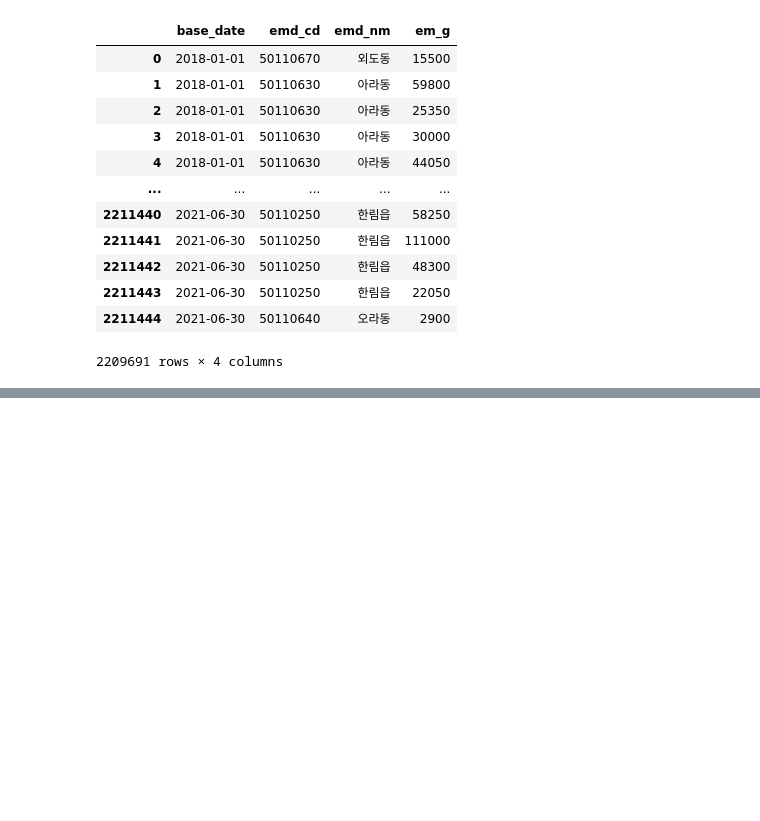
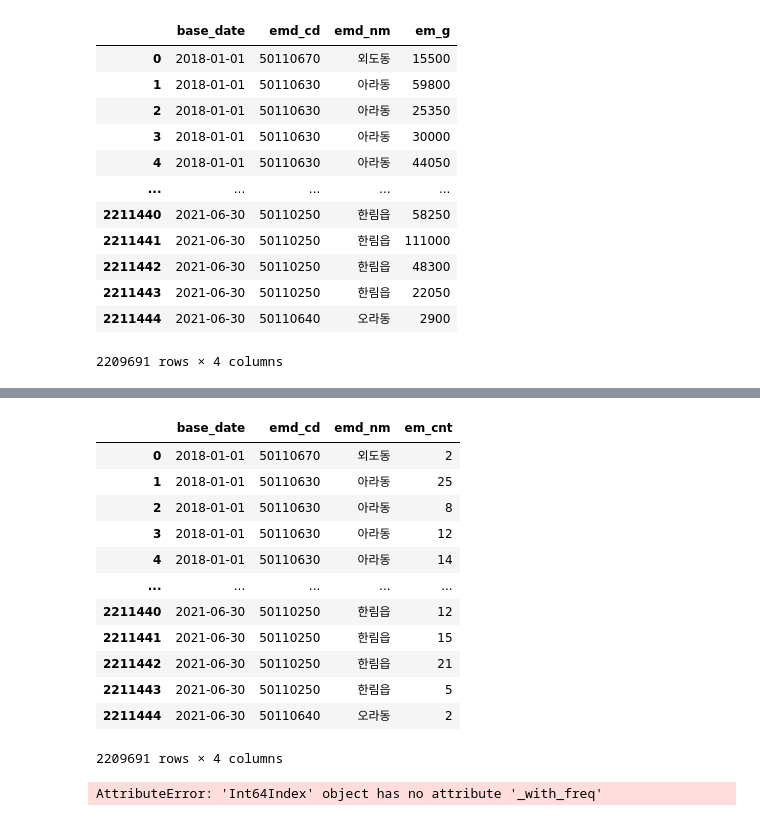
Before and after one commit to CUAI-CAU/BigContest_ECOtamra, a Jupyter notebook: data1_preprocessing.ipynb, the cells around one changed output, grey strips where cells are left out. Cells and saved outputs as stored; diff of their text form; code cells hidden in the pictures; blank space fills up the shorter version.

```diff
--- a/data1_preprocessing.ipynb
+++ b/data1_preprocessing.ipynb
@@ -99,0 +110,27 @@ monthly_output(50110670)
+# %%
+# 각 열을 하나의 type으로 통일
+
+# 날짜데이터 datetime으로 변환
+data1_pre2['base_date'] = pd.to_datetime(data1_pre2['base_date'], format="%Y-%m-%d")
+# "알수없음" 삭제
+idx = data1_pre2[data1_pre2['emd_cd'] == "알수없음"].index
+data1_pre2 = data1_pre2.drop(idx)
+# 행정동코드 int형으로 변환
+data1_pre2['emd_cd'] = pd.to_numeric(data1_pre2['emd_cd'])
+# 배출량 int형으로 변환
+data1_pre2['em_cnt'] = pd.to_numeric(data1_pre2['em_cnt'])
+data1_pre2
+# %% [output]
+|  | base_date | emd_cd | emd_nm | em_cnt |
+| 0 | 2018-01-01 | 50110670 | 외도동 | 2 |
+| 1 | 2018-01-01 | 50110630 | 아라동 | 25 |
+| 2 | 2018-01-01 | 50110630 | 아라동 | 8 |
+| 3 | 2018-01-01 | 50110630 | 아라동 | 12 |
+| 4 | 2018-01-01 | 50110630 | 아라동 | 14 |
+| ... | ... | ... | ... | ... |
+| 2211440 | 2021-06-30 | 50110250 | 한림읍 | 12 |
+| 2211441 | 2021-06-30 | 50110250 | 한림읍 | 15 |
+| 2211442 | 2021-06-30 | 50110250 | 한림읍 | 21 |
+| 2211443 | 2021-06-30 | 50110250 | 한림읍 | 5 |
+| 2211444 | 2021-06-30 | 50110640 | 오라동 | 2 |
+2209691 rows × 4 columns
@@ -99,0 +144,12 @@ monthly_output(50110670)
+# %%
+emd_cd_ary = [50110250, 50110253, 50110256, 50110259, 50110310, 50110320, 50110330, 50110510, 50110520, 50110530, 50110540, 50110550, 50110560, 50110570, 50110580, 50110590, 50110600, 50110610, 50110620, 50110630, 50110640, 50110650, 50110660, 50110670, 50110680, 50110690, 50130250, 50130253, 50130259, 50130310, 50130320, 50130510, 50130520, 50130530, 50130540, 50130550, 50130560, 50130570, 50130580, 50130590, 50130600, 50130610, 50130620]
+
+data1_result2 = pd.DataFrame(index=range(0,0), columns=['base_date', 'emd_cd', 'em_g'])
+
+for i in emd_cd_ary:
+    tmp = monthly_output2(i)
+    data1_result2 = data1_result2.append(tmp, ignore_index=True)
+
+data1_result2
+# %% [output]
+AttributeError: 'Int64Index' object has no attribute '_with_freq'
```
Also changed, not shown: parts of 12 cells of this notebook.
